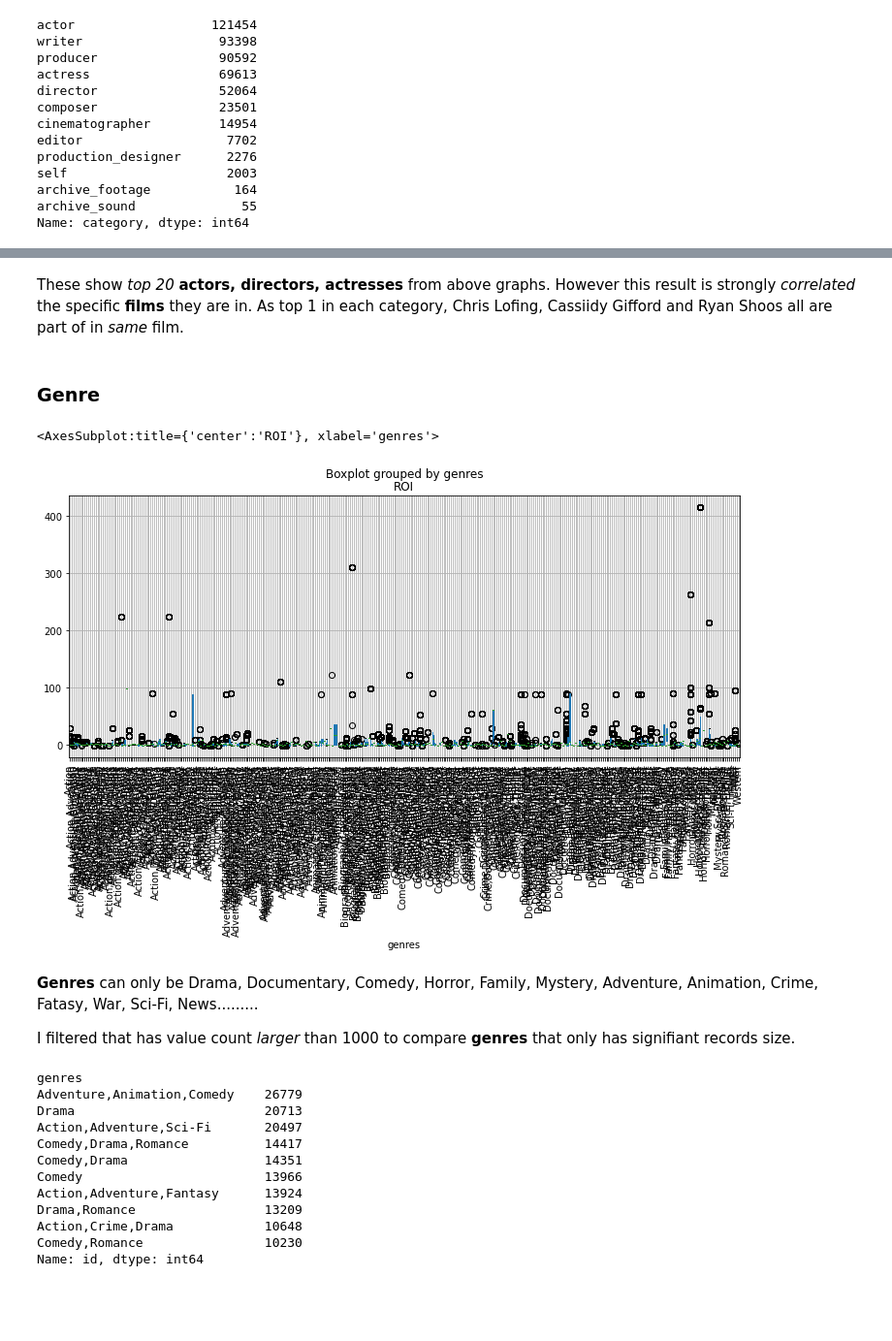
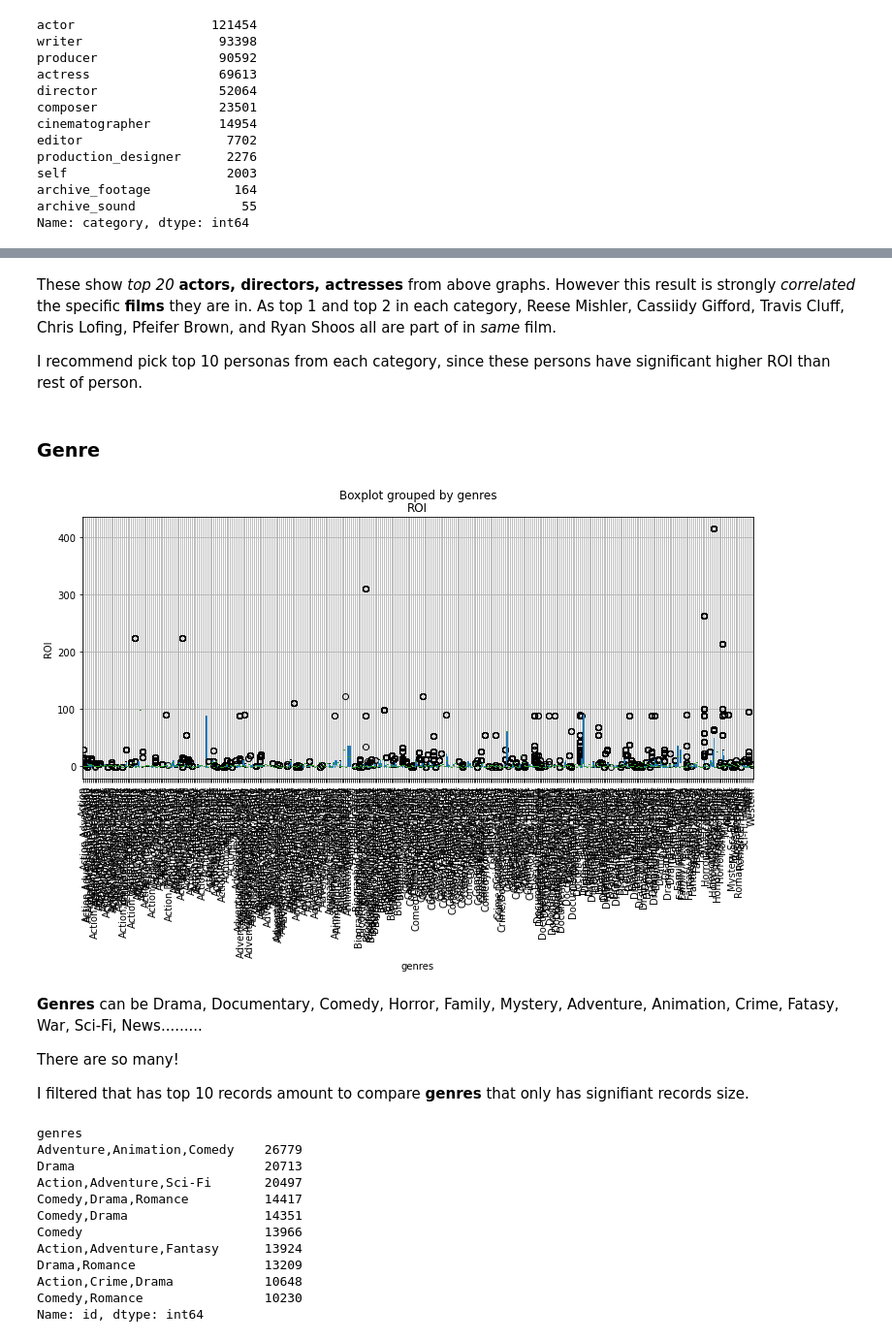
Before and after one commit to foxshakeitoff/MicroSoft_Movie_Analysis, a Jupyter notebook: Notebook.ipynb, the cells around one changed output, grey strips where cells are left out. Shown at 97% size. Cells and saved outputs as stored; diff of their text form; code cells hidden in the pictures; blank space fills up the shorter version.

```diff
--- a/Notebook.ipynb
+++ b/Notebook.ipynb
@@ -524,14 +548,18 @@ get_name_bar('director')
 # %% [markdown]
-These show *top 20* **actors, directors, actresses** from above graphs. However this result is strongly *correlated* the specific **films** they are in. As top 1 in each category, Chris Lofing, Cassiidy Gifford and Ryan Shoos all are part of in *same* film.
+These show *top 20* **actors, directors, actresses** from above graphs. However this result is strongly *correlated* the specific **films** they are in. As top 1 and top 2 in each category, Reese Mishler, Cassiidy Gifford, Travis Cluff, Chris Lofing, Pfeifer Brown, and Ryan Shoos all are part of in *same* film.
+
+I recommend pick top 10 personas from each category, since these persons have significant higher ROI than rest of person.
 # %% [markdown]
 ### Genre
 # %%
-df_final.boxplot(by='genres',column='ROI',rot=90,figsize=(12,5));
+df_final.boxplot(by='genres',column='ROI',rot=90,figsize=(12,5))
+plt.ylabel('ROI');
 # %% [output]
-<AxesSubplot:title={'center':'ROI'}, xlabel='genres'>
-[figure, old version]
+[figure, new version]
 # %% [markdown]
-**Genres** can only be Drama, Documentary, Comedy, Horror, Family, Mystery, Adventure, Animation, Crime, Fatasy, War, Sci-Fi, News.........
+**Genres** can be Drama, Documentary, Comedy, Horror, Family, Mystery, Adventure, Animation, Crime, Fatasy, War, Sci-Fi, News.........
 
-I filtered that has value count *larger* than 1000 to compare **genres** that only has signifiant records size.
+There are so many!
+
+I filtered that has top 10 records amount to compare **genres** that only has signifiant records size.
 # %%
```
Also changed, not shown: parts of 29 cells of this notebook, 3 other files.
